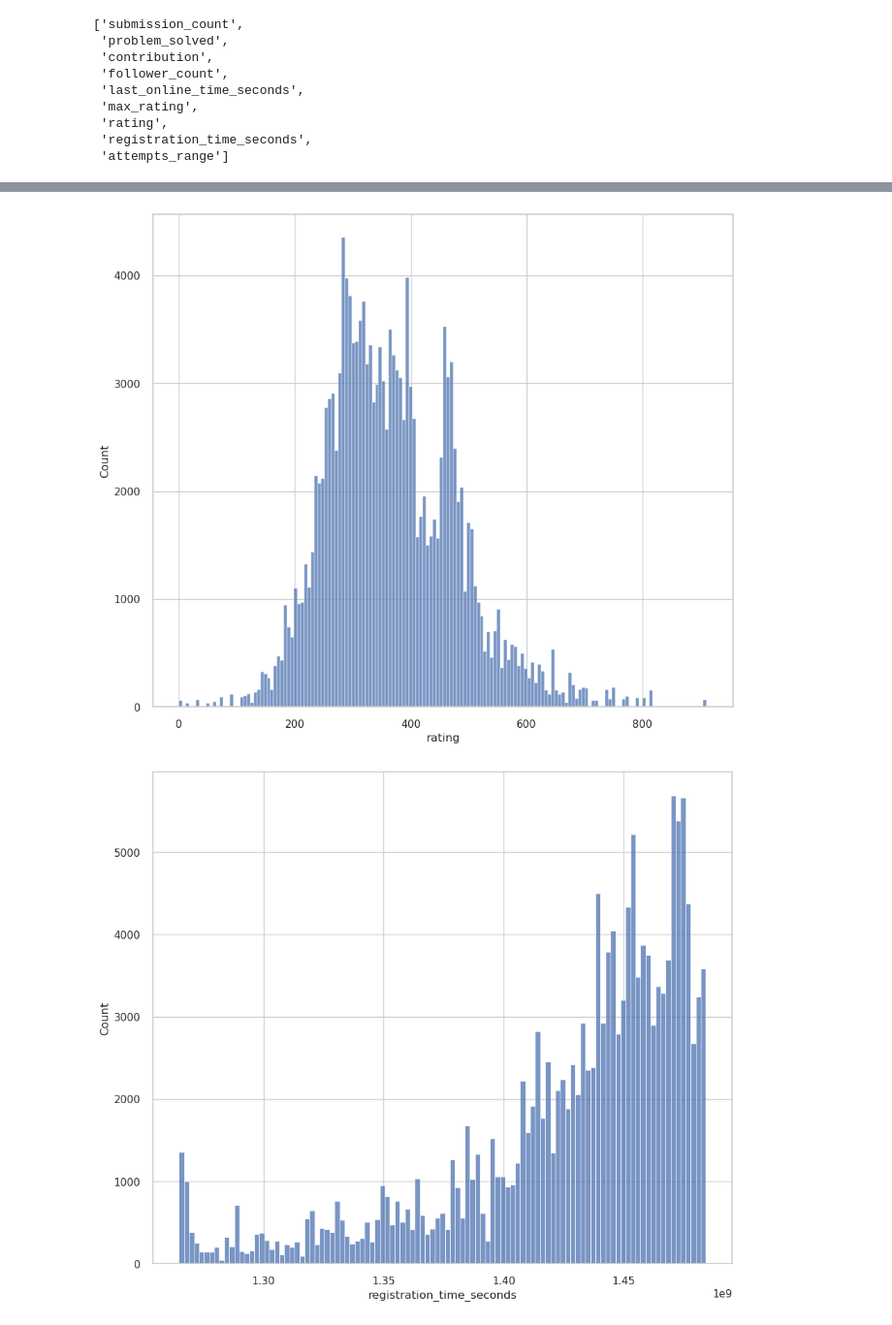
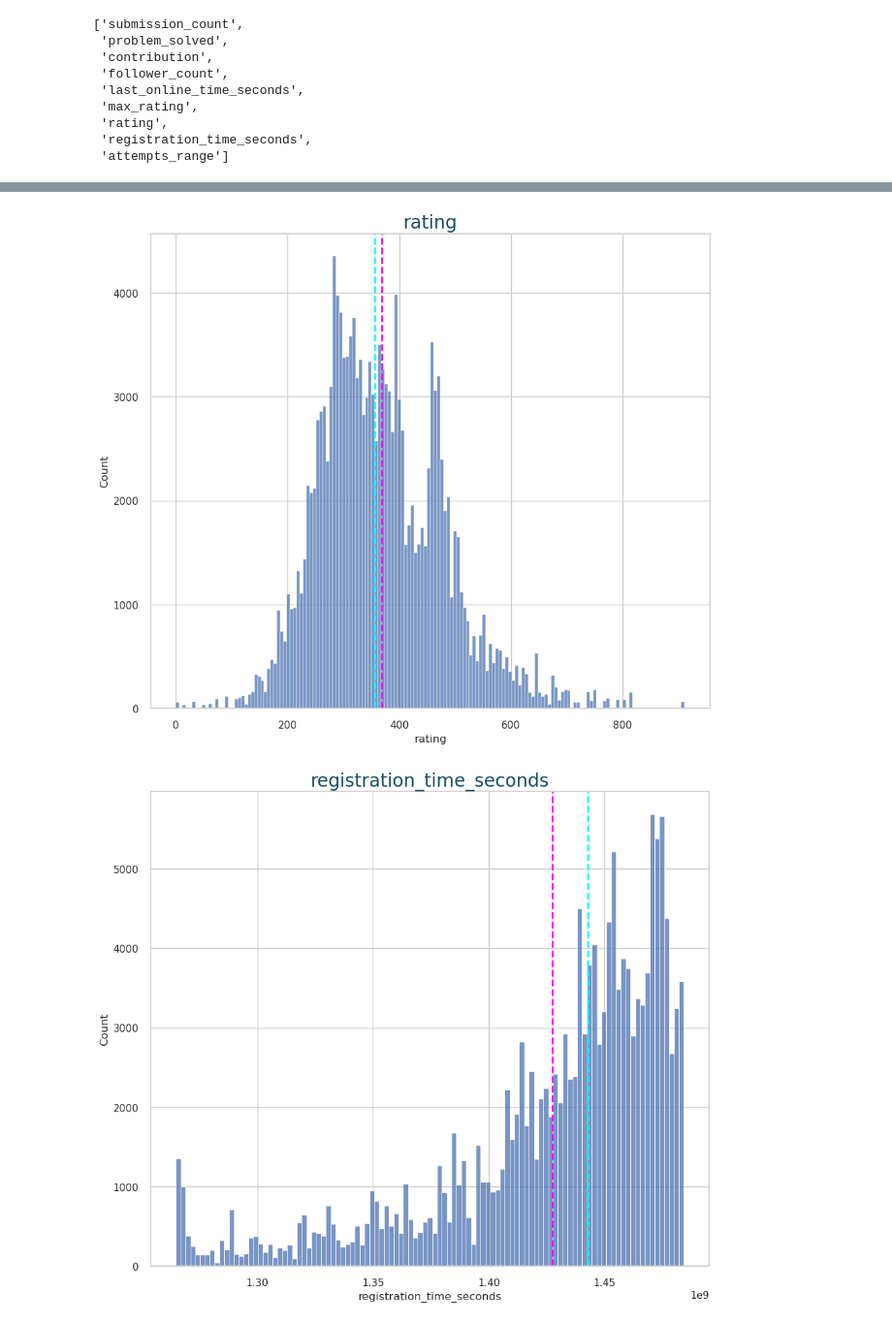
Before and after one commit to YeisonAndreyLiCe/machine_learning_classification, a Jupyter notebook: notebooks/visualizations.ipynb, the cells around one changed output, grey strips where cells are left out. Shown: that part at 97% size. Saved outputs shown, nothing was run; the diff lists cells and outputs as text; code cells hidden in the pictures.

```diff
--- a/notebooks/visualizations.ipynb
+++ b/notebooks/visualizations.ipynb
@@ -49,5 +49,7 @@ for col in num_features:
         data=df,
         x=col
      )
-    fig.suptitle(col, fontdict=font_title, size = 20)
+    ax.set_title(col, fontdict=font_title, size = 20)
+    ax.axvline(df[col].mean(), color='magenta', linestyle='dashed', linewidth=2) # mean
+    ax.axvline(df[col].median(), color='cyan', linestyle='dashed', linewidth=2) # median
 # %% [output]
@@ -60,2 +62,2 @@ for col in num_features:
-[figure, old version]
+[figure, new version]
-[figure, old version]
+[figure, new version]
```
Also changed, not shown: parts of 3 cells of this notebook, 2 other files.
